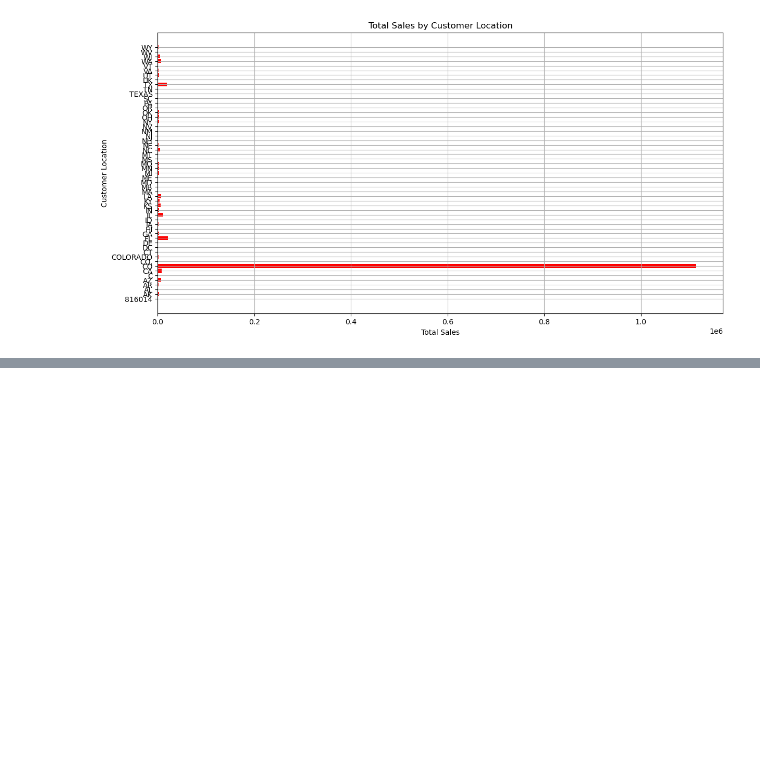
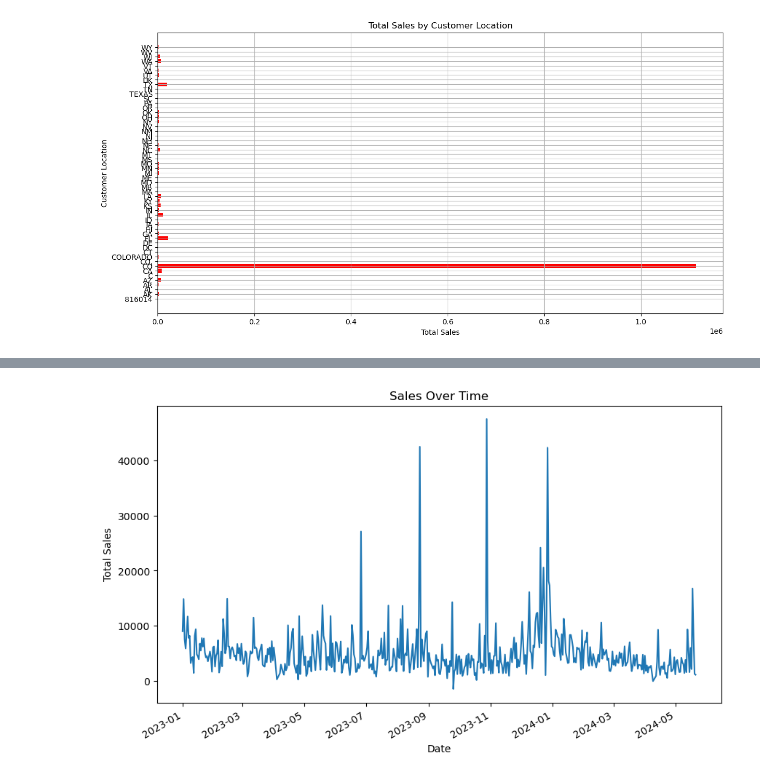
Before and after one commit to MappingKat/SunlightMtnRetail, a Jupyter notebook: notebooks/Sunlight Retail Store Stats.ipynb, the cells around one changed output, grey strips where cells are left out. Drawn from its saved outputs; the diff is of its cells as text; code cells hidden in the pictures; blank space fills up the shorter version.

```diff
--- a/notebooks/Sunlight Retail Store Stats.ipynb
+++ b/notebooks/Sunlight Retail Store Stats.ipynb
@@ -279,0 +317,12 @@ plt.show()
+# %%
+
+# Sales Over Time
+plt.figure(figsize=(10, 6))
+df.groupby('SaleDate')['Sales'].sum().plot()
+plt.title('Sales Over Time')
+plt.xlabel('Date')
+plt.ylabel('Total Sales')
+
+plt.show()
+# %% [output]
+[figure, added]
```
Also changed, not shown: parts of 4 cells of this notebook, 31 other files.
